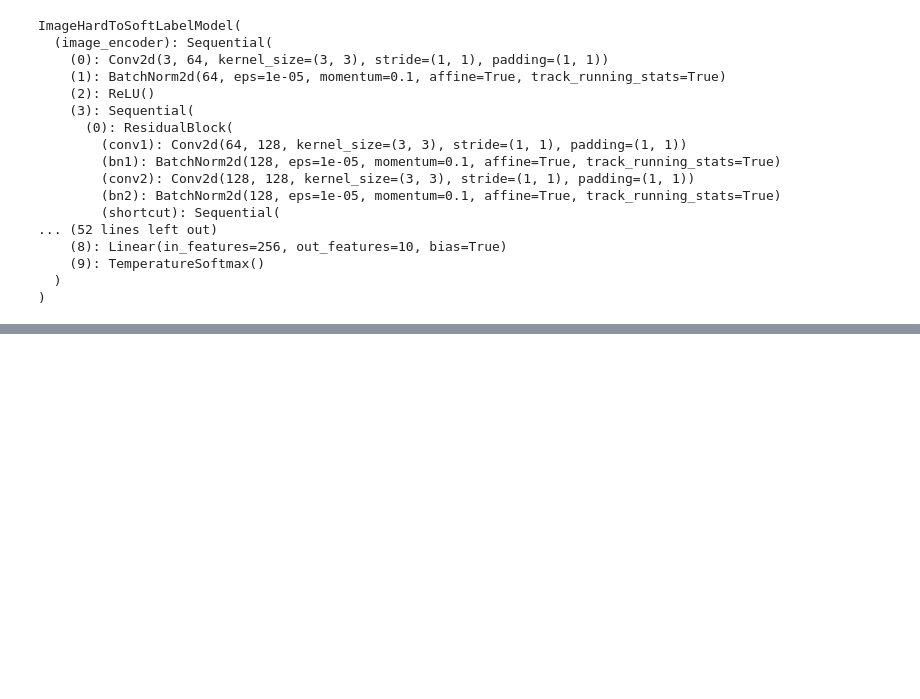
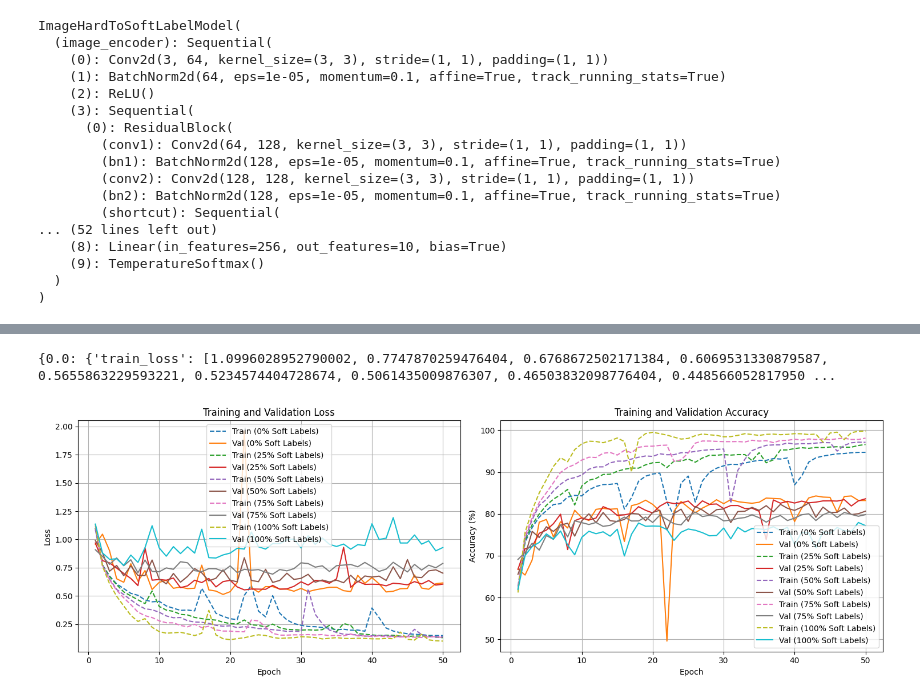
Before and after one commit to cdhmarsh/cs229_final_pub, a Jupyter notebook: uncertainty/ablation_study.ipynb, the cells around one changed output, grey strips where cells are left out. Drawn from its saved outputs; the diff is of its cells as text; code cells hidden in the pictures; blank space fills up the shorter version.

```diff
--- a/uncertainty/ablation_study.ipynb
+++ b/uncertainty/ablation_study.ipynb
@@ -400,6 +437,38 @@ def plot_roc_pr_curves(results: Dict):
     plt.tight_layout()
     plt.savefig('results/roc_pr_curves.png')
     plt.show()
+
+def plot_training_curves(histories: Dict[float, Dict[str, List[float]]]):
+    """Plot training curves for different soft label proportions."""
+    fig, (ax1, ax2) = plt.subplots(1, 2, figsize=(15, 5))
+
+    for prop, history in histories.items():
+        label = f"{int(prop*100)}% Soft Labels"
+        epochs = range(1, len(history['train_loss']) + 1)
+
+        # Loss curves
+        ax1.plot(epochs, history['train_loss'], '--', label=f'Train ({label})')
+        ax1.plot(epochs, history['val_loss'], '-', label=f'Val ({label})')
+
+        # Accuracy curves
+        ax2.plot(epochs, history['train_acc'], '--', label=f'Train ({label})')
+        ax2.plot(epochs, history['val_acc'], '-', label=f'Val ({label})')
+
+    ax1.set_xlabel('Epoch')
+    ax1.set_ylabel('Loss')
+    ax1.set_title('Training and Validation Loss')
+    ax1.legend()
+    ax1.grid(True)
+
+    ax2.set_xlabel('Epoch')
+    ax2.set_ylabel('Accuracy (%)')
+    ax2.set_title('Training and Validation Accuracy')
+    ax2.legend()
+    ax2.grid(True)
+
+    plt.tight_layout()
+    plt.savefig('results/training_curves.png')
+    plt.show()
 # %%
 # Load datasets
 cifar10_datasets = load_cifar10_experiment()
@@ -445,13 +514,13 @@ ImageHardToSoftLabelModel(
 )
 # %%
 # Run experiments
-results = run_proportion_experiment(
+results, histories = run_proportion_experiment(
     full_dataset=cifar10_hard_augment_dataset,
     soft_label_model=soft_label_model,
     val_loader=cifar10_hard_val_loader,
     test_loader=cifar10_hard_test_loader,
     soft_proportions=[0.0, 0.25, 0.5, 0.75, 1.0],
-    num_epochs=30,
+    num_epochs=50,
     device=device
 )
 # %% [output]
@@ -483,2 +560,10 @@ print(df)
+# %%
+print(histories)
+# %% [output]
+{0.0: {'train_loss': [1.0996028952790002, 0.7747870259476404, 0.6768672502171384, 0.6069531330879587, 0.5655863229593221, 0.5234574404728674, 0.5061435009876307, 0.46503832098776404, 0.448566052817950 ...
+# %%
+plot_training_curves(histories)
+# %% [output]
+[figure, added]
 # %%
 plot_basic_metrics(results)
```
Also changed, not shown: parts of 7 cells of this notebook, 4 other files.
